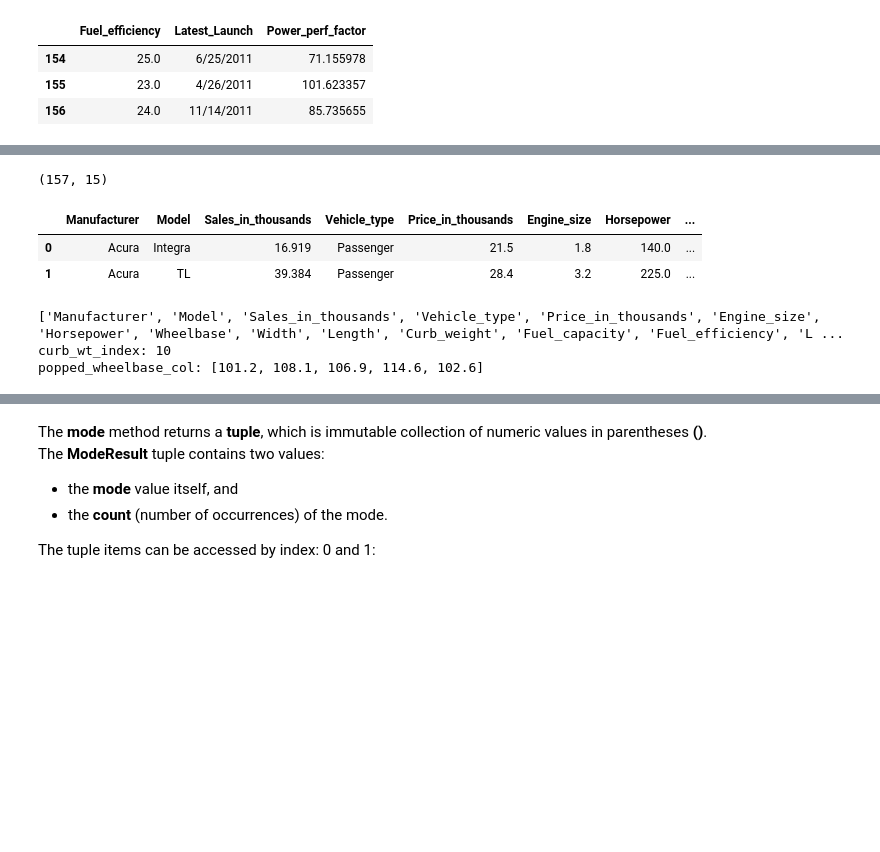
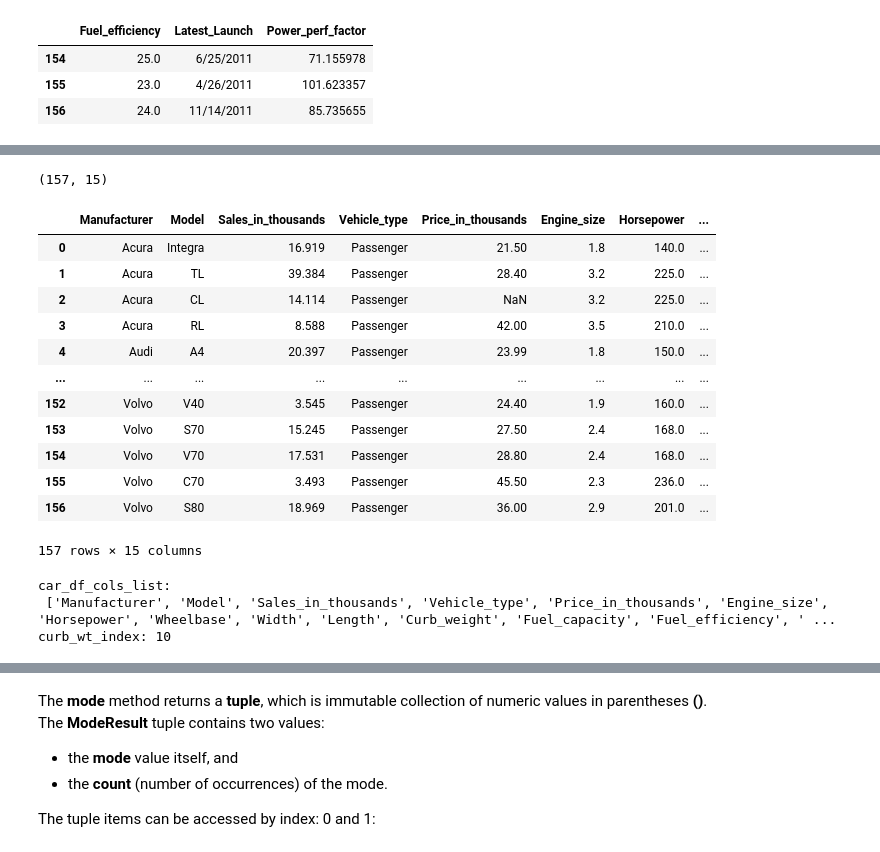
Before and after one commit to brianmccln/Python-Machine-Learning-TMobile-OCt-2025, a Jupyter notebook: __START/_ML_1.0_stats_regression_START.ipynb, the cells around one changed output, grey strips where cells are left out. Drawn from its saved outputs; the diff is of its cells as text; code cells hidden in the pictures; blank space fills up the shorter version.

```diff
--- a/__START/_ML_1.0_stats_regression_START.ipynb
+++ b/__START/_ML_1.0_stats_regression_START.ipynb
@@ -36 +59,3 @@ Drive already mounted at /content/drive; to attempt to forcibly remount, call dr
+# %%
+car_df = pd.read_csv('../csv/Car_sales.csv')
 # %%
@@ -91,28 +141,36 @@ car_sales_cols: ['Manufacturer', 'Model', 'Sales_in_thousands', '__year_resale_v
 # %%
 # a bit more dataframe practice:
 # drop, move and rename cols
-
+car_df.drop(columns="__year_resale_value", inplace=True)
 # a.) drop "__year_resale_value" (missing a lot of data)
 # "__year_resale_value"
 # %%
-print() # (157, 15)
+print(car_df.shape) # (157, 15)
+car_df
 # %% [output]
 (157, 15)
 |  | Manufacturer | Model | Sales_in_thousands | Vehicle_type | Price_in_thousands | Engine_size | Horsepower | ... |
-| 0 | Acura | Integra | 16.919 | Passenger | 21.5 | 1.8 | 140.0 | ... |
-| 1 | Acura | TL | 39.384 | Passenger | 28.4 | 3.2 | 225.0 | ... |
+| 0 | Acura | Integra | 16.919 | Passenger | 21.50 | 1.8 | 140.0 | ... |
+| 1 | Acura | TL | 39.384 | Passenger | 28.40 | 3.2 | 225.0 | ... |
+| 2 | Acura | CL | 14.114 | Passenger | NaN | 3.2 | 225.0 | ... |
+| 3 | Acura | RL | 8.588 | Passenger | 42.00 | 3.5 | 210.0 | ... |
+| 4 | Audi | A4 | 20.397 | Passenger | 23.99 | 1.8 | 150.0 | ... |
+| ... | ... | ... | ... | ... | ... | ... | ... | ... |
+| 152 | Volvo | V40 | 3.545 | Passenger | 24.40 | 1.9 | 160.0 | ... |
+| 153 | Volvo | S70 | 15.245 | Passenger | 27.50 | 2.4 | 168.0 | ... |
+| 154 | Volvo | V70 | 17.531 | Passenger | 28.80 | 2.4 | 168.0 | ... |
+| 155 | Volvo | C70 | 3.493 | Passenger | 45.50 | 2.3 | 236.0 | ... |
+| 156 | Volvo | S80 | 18.969 | Passenger | 36.00 | 2.9 | 201.0 | ... |
+157 rows × 15 columns
 # %%
+car_df_cols_list = list(car_df.columns)
+print('car_df_cols_list:\n',car_df_cols_list)
+
 # b.) move 'Wheelbase' to be between 'Length and 'Curb_weight'
-# get the index of 'Curb_weight' col so that we know where to insert 'Wheelbase'
-
-print('car_cols:')
-# list.inde(item) returns the numeric position (index) of the item in the list
-
-print('curb_wt_index:')
-# popped_col = df.pop(col_name) to pop (remove) the col that we want to move
-
-print('popped_wheelbase_col:')
+# get the index of 'Curb_weight' col so that we know where to insert 'Wheelbase'; list.index(item) returns the numeric position (index) of the item in the list
+curb_wt_index = car_df_cols_list.index('Curb_weight')
+print('curb_wt_index:',curb_wt_index) # 10
 # %% [output]
-['Manufacturer', 'Model', 'Sales_in_thousands', 'Vehicle_type', 'Price_in_thousands', 'Engine_size', 'Horsepower', 'Wheelbase', 'Width', 'Length', 'Curb_weight', 'Fuel_capacity', 'Fuel_efficiency', 'L ...
+car_df_cols_list:
+ ['Manufacturer', 'Model', 'Sales_in_thousands', 'Vehicle_type', 'Price_in_thousands', 'Engine_size', 'Horsepower', 'Wheelbase', 'Width', 'Length', 'Curb_weight', 'Fuel_capacity', 'Fuel_efficiency', ' ...
 curb_wt_index: 10
-popped_wheelbase_col: [101.2, 108.1, 106.9, 114.6, 102.6]
```
Also changed, not shown: parts of 49 cells of this notebook.
